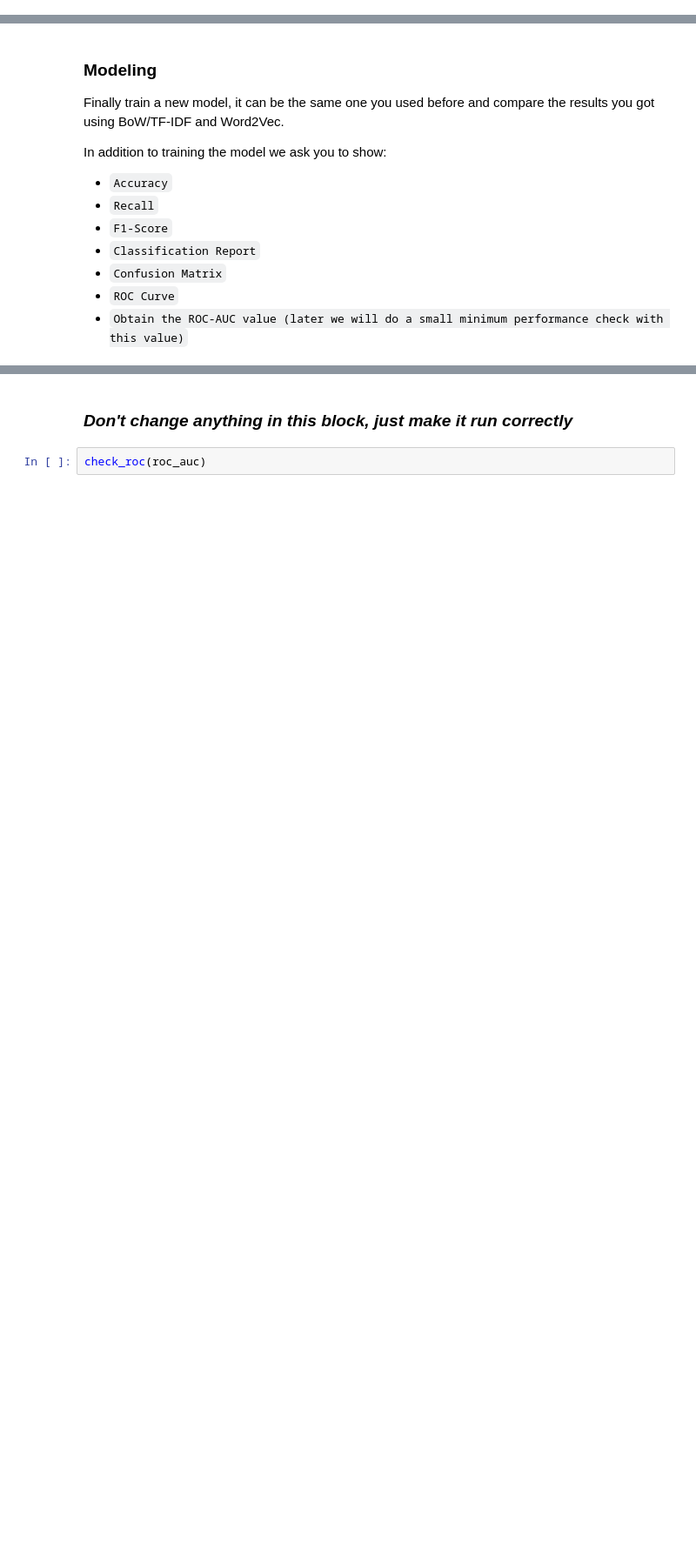
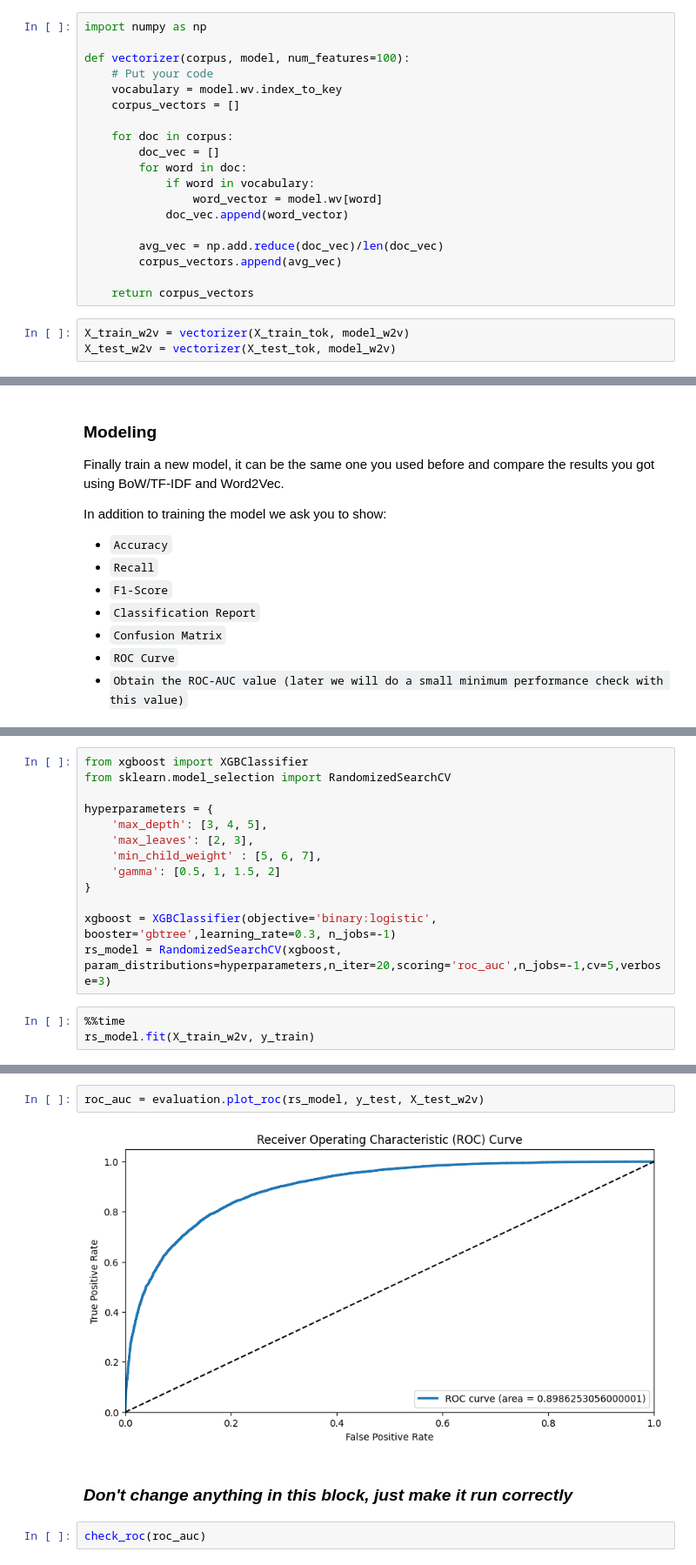
Before and after one commit to nachomartinezl/sentiment_analysis, a Jupyter notebook: Sentiment_Analysis_NLP.ipynb, the cells around one changed output, grey strips where cells are left out. Shown at 87% size. Drawn from its saved outputs; the diff is of its cells as text; blank space fills up the shorter version.

Commit message:
started last step of training with word2vec

```diff
--- a/Sentiment_Analysis_NLP.ipynb
+++ b/Sentiment_Analysis_NLP.ipynb
@@ -378,3 +445,25 @@ def vectorizer(corpus, model, num_features=100):
+# %%
+import numpy as np
+
+def vectorizer(corpus, model, num_features=100):
+    # Put your code
+    vocabulary = model.wv.index_to_key
+    corpus_vectors = []
+
+    for doc in corpus:
+        doc_vec = []
+        for word in doc:
+            if word in vocabulary:
+                word_vector = model.wv[word]
+            doc_vec.append(word_vector)
+
+        avg_vec = np.add.reduce(doc_vec)/len(doc_vec)
+        corpus_vectors.append(avg_vec)
+
+    return corpus_vectors
+# %%
+X_train_w2v = vectorizer(X_train_tok, model_w2v)
+X_test_w2v = vectorizer(X_test_tok, model_w2v)
 # %% [markdown]
 ### *Don't change anything in this block, just make it run correctly*
 
@@ -421,0 +525,16 @@ In addition to training the model we ask you to show:
+# %%
+from xgboost import XGBClassifier
+from sklearn.model_selection import RandomizedSearchCV
+
+hyperparameters = {
+    'max_depth': [3, 4, 5],
+    'max_leaves': [2, 3],
+    'min_child_weight' : [5, 6, 7],
+    'gamma': [0.5, 1, 1.5, 2]
+}
+
+xgboost = XGBClassifier(objective='binary:logistic', booster='gbtree',learning_rate=0.3, n_jobs=-1)
+rs_model = RandomizedSearchCV(xgboost, param_distributions=hyperparameters,n_iter=20,scoring='roc_auc',n_jobs=-1,cv=5,verbose=3)
+# %%
+%%time
+rs_model.fit(X_train_w2v, y_train)
@@ -422,3 +591,7 @@ In addition to training the model we ask you to show:
+# %%
+roc_auc = evaluation.plot_roc(rs_model, y_test, X_test_w2v)
+# %% [output]
+[figure, added]
 # %% [markdown]
 ### *Don't change anything in this block, just make it run correctly*
 # %%
```
Also changed, not shown: parts of 26 cells of this notebook.
